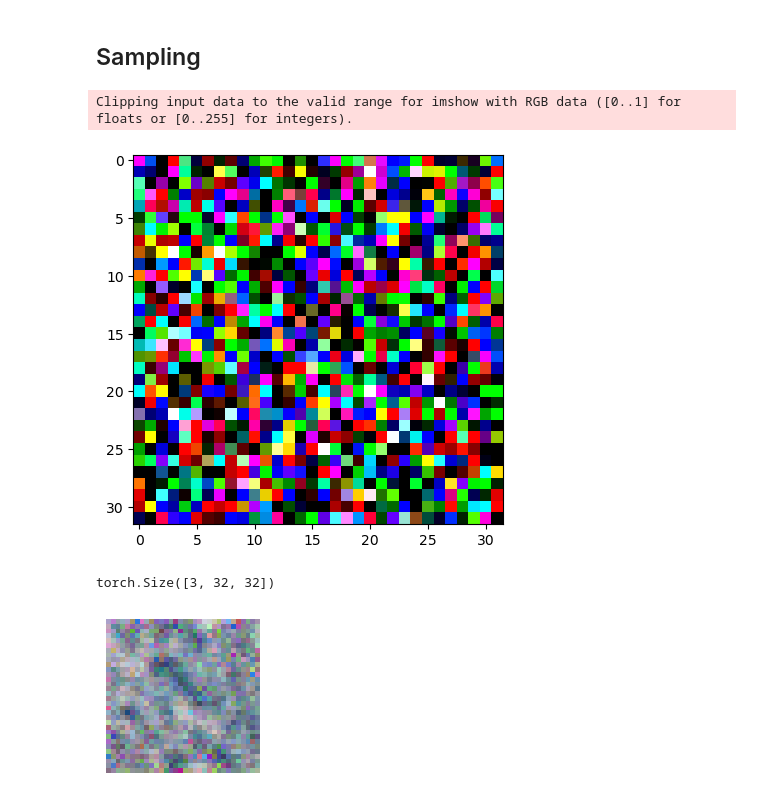
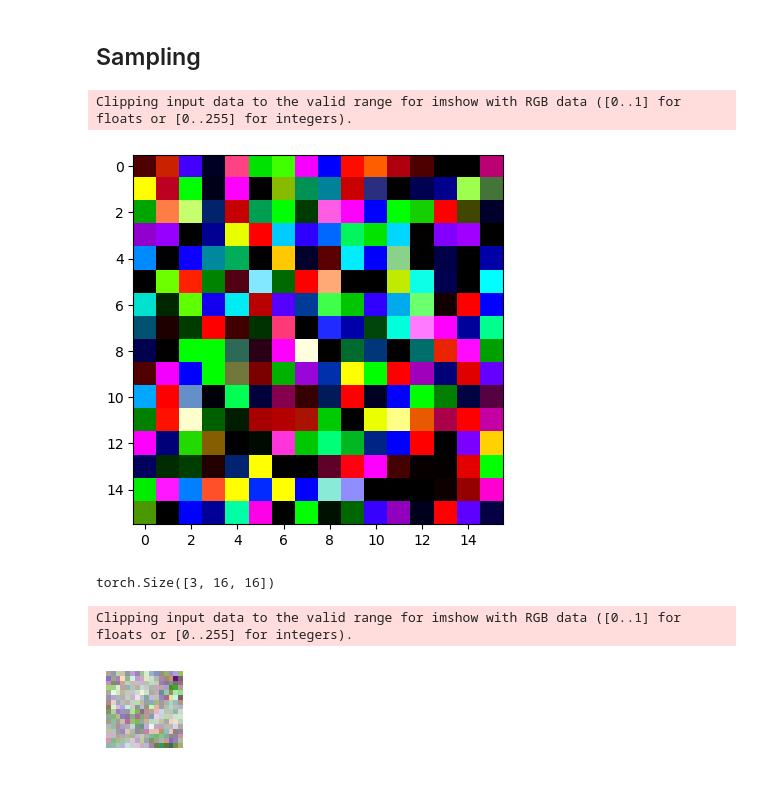
Before and after one commit to safeanimal/Deep-learning-exercises, a Jupyter notebook: personal implementation/2021-DDPM/DDPM-images.ipynb, the cells around one changed output. Saved outputs shown, nothing was run; the diff lists cells and outputs as text; code cells hidden in the pictures.

```diff
--- a/personal implementation/2021-DDPM/DDPM-images.ipynb
+++ b/personal implementation/2021-DDPM/DDPM-images.ipynb
@@ -86,10 +86,10 @@ class ImageDataset(Dataset):
 # %% [markdown]
 ### Set parameters and load data
 # %%
-img_size = 32
+img_size = 16
 img_folder = 'H:/dataset/anime face'
-img_size_min = 32
-img_nums = 20000
+img_size_min = 16
+img_nums = 5000
 # %%
 training_dataset = ImageDataset(img_size=img_size, img_folder=img_folder, min_size=img_size_min, img_nums=img_nums)
 training_dataloader = DataLoader(training_dataset, batch_size=128, num_workers=0, drop_last=True)
@@ -199,9 +199,9 @@ class EpsilonPredictor(nn.Module):
         super(EpsilonPredictor, self).__init__()
         # 卷积后的大小：output_size = (n + 2p - k) / s + 1
         # 转置卷积后的大小：output_size = (n - 1) * s - 2 * p + k + out_padding
-        self.conv1 = nn.Conv2d(3, 5, 3, 1, 1)
-        self.conv2 = nn.Conv2d(8, 13, 3, 1, 1)
-        self.conv3 = nn.Conv2d(16, 3, 3, 1, 1)
+        self.conv1 = nn.Conv2d(3, 61, 3, 1, 1)
+        self.conv2 = nn.Conv2d(64, 125, 3, 1, 1)
+        self.conv3 = nn.Conv2d(128, 3, 3, 1, 1)
         self.relu = nn.ReLU()
 
 
@@ -264,7 +267,7 @@ plt.imshow(noise_img)
 plt.show()
 # %% [output]
 Clipping input data to the valid range for imshow with RGB data ([0..1] for floats or [0..255] for integers).
-[figure, old version]
+[figure, new version]
 # %%
 model.eval() # 开启评估模式！
 with torch.no_grad():
@@ -274,11 +277,12 @@ sampling_results = sampling_results.squeeze(0).detach().cpu()
 # %%
 sampling_results.shape
 # %% [output]
-torch.Size([3, 32, 32])
+torch.Size([3, 16, 16])
 # %%
-show_images_tensor(5, sampling_results, size=2)
+show_images_tensor(5, sampling_results, size=1)
 # %% [output]
+Clipping input data to the valid range for imshow with RGB data ([0..1] for floats or [0..255] for integers).
-[figure, old version]
+[figure, new version]
 # %%
 sampling_results[0]
 # %% [output]
```
Also changed, not shown: parts of 3 cells of this notebook, 3 other files.
